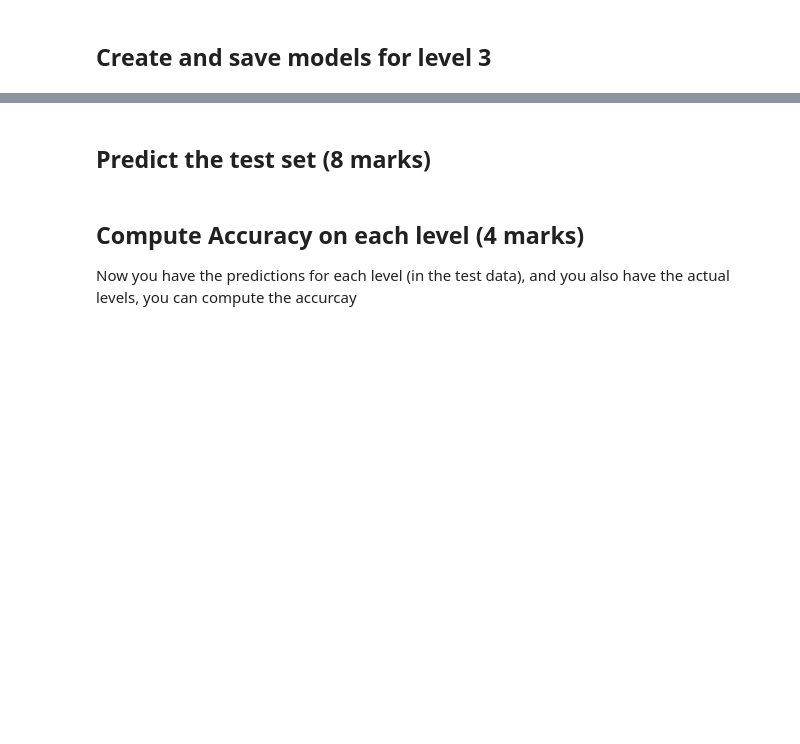
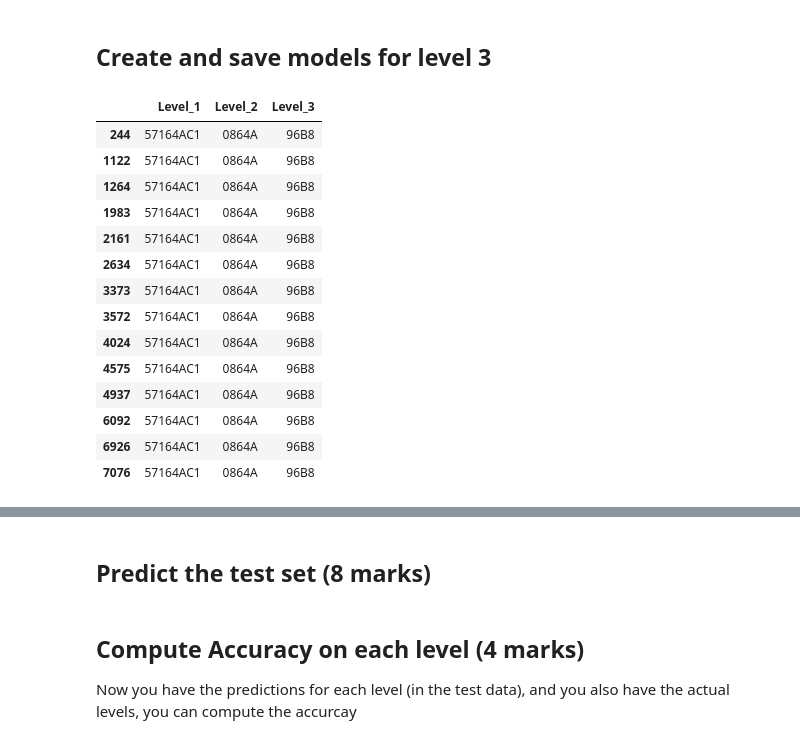
Before and after one commit to JohnnyFoulds/DSM030-2021-OCT, a Jupyter notebook: coursework_01/solution.ipynb, the cells around one changed output, grey strips where cells are left out. Saved outputs shown, nothing was run; the diff lists cells and outputs as text; code cells hidden in the pictures; blank space fills up the shorter version.

```diff
--- a/coursework_01/solution.ipynb
+++ b/coursework_01/solution.ipynb
@@ -728,0 +710,19 @@ weighted avg       0.81      0.84      0.80      3189
+# %%
+a = filter_level(y_train, 'Level_2', '0864A')
+a
+# %% [output]
+|  | Level_1 | Level_2 | Level_3 |
+| 244 | 57164AC1 | 0864A | 96B8 |
+| 1122 | 57164AC1 | 0864A | 96B8 |
+| 1264 | 57164AC1 | 0864A | 96B8 |
+| 1983 | 57164AC1 | 0864A | 96B8 |
+| 2161 | 57164AC1 | 0864A | 96B8 |
+| 2634 | 57164AC1 | 0864A | 96B8 |
+| 3373 | 57164AC1 | 0864A | 96B8 |
+| 3572 | 57164AC1 | 0864A | 96B8 |
+| 4024 | 57164AC1 | 0864A | 96B8 |
+| 4575 | 57164AC1 | 0864A | 96B8 |
+| 4937 | 57164AC1 | 0864A | 96B8 |
+| 6092 | 57164AC1 | 0864A | 96B8 |
+| 6926 | 57164AC1 | 0864A | 96B8 |
+| 7076 | 57164AC1 | 0864A | 96B8 |
```
Also changed, not shown: parts of 13 cells of this notebook, 51 other files.
